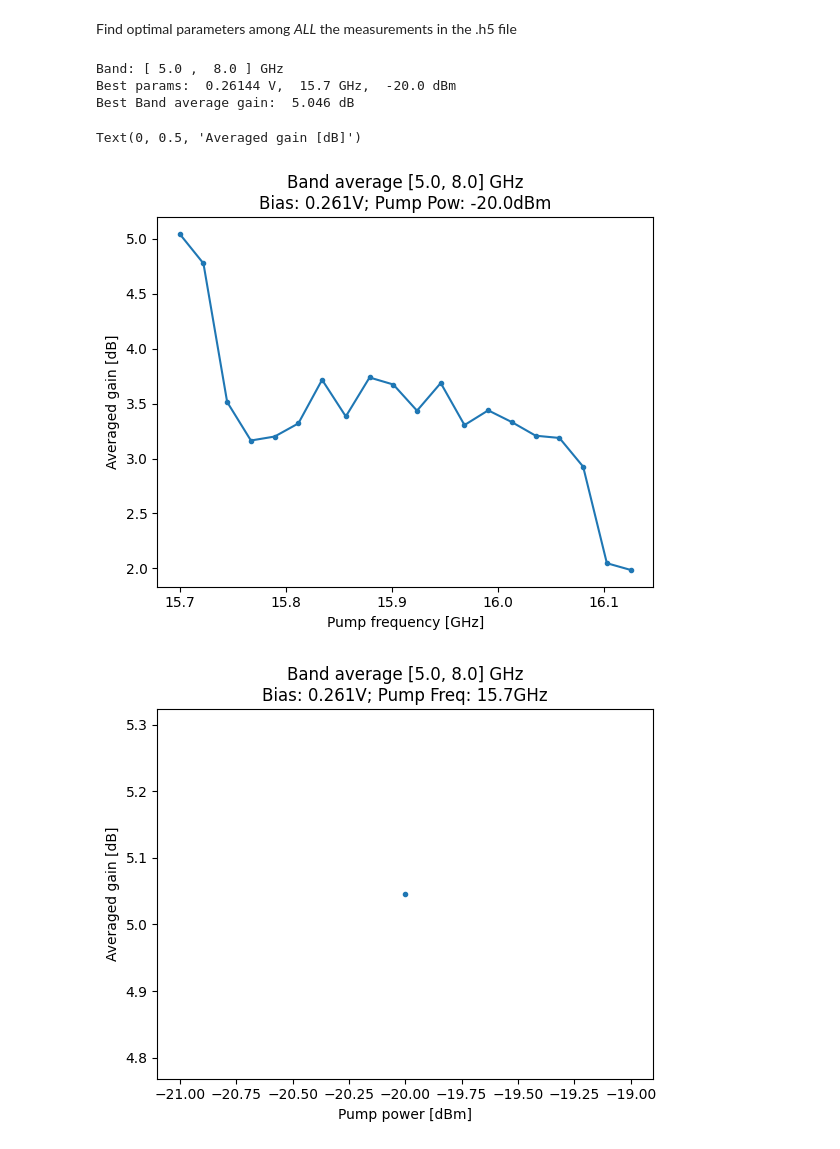
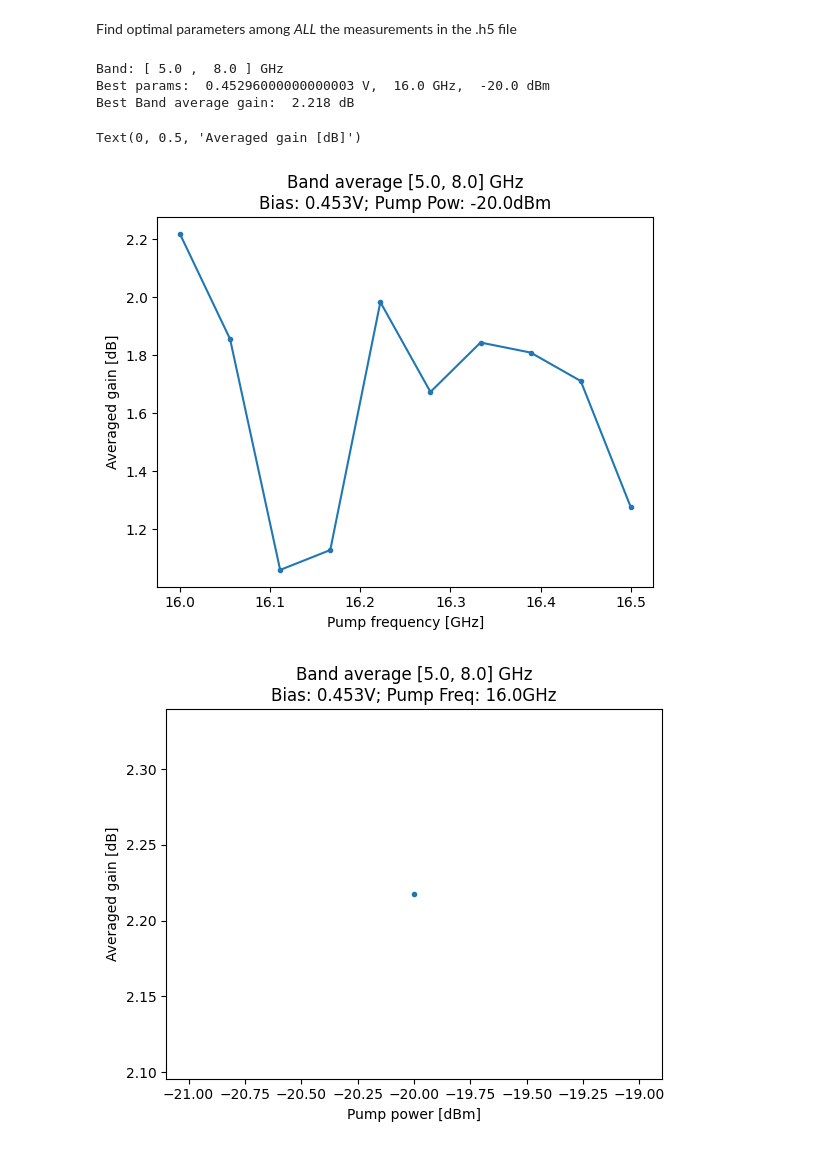
Before and after one commit to biqute/QTLab2223, a Jupyter notebook: TWPAandQubit/notebooks/read_lattice_results.ipynb, the cells around one changed output. Saved outputs shown, nothing was run; the diff lists cells and outputs as text; code cells hidden in the pictures.

```diff
--- a/TWPAandQubit/notebooks/read_lattice_results.ipynb
+++ b/TWPAandQubit/notebooks/read_lattice_results.ipynb
@@ -9,7 +9,7 @@ from h5utils import *
 import matplotlib.pyplot as plt
 import sys
 # %%
-filename = "03_03_4-8Ghz.h5";   # Change HERE!!!
+filename = "07_03_Pome_10.h5";   # Change HERE!!!
 # %% [markdown]
 Here you can see the content of the file
 # %%
@@ -111,8 +112,8 @@ NOTE!: Both 'Off' measurement and 'On' measurements need to be present in the SA
 - Plot all those measurements on the same canvas in the desired span [ fmin,fmax ]
 # %%
 # Indexes of parameters of the measurements you want to consider
-voltage_indexes = [0]
-frequency_indexes = [0,1,2]
+voltage_indexes = [0,1]
+frequency_indexes = [0,1]
 power_indexes = [0]
 
 fmin = 6e9 #[GHz]
@@ -172,6 +169,10 @@ fspan = fmax - fmin
 
 # Get 'Off' measurement (will be subtracted to all measurements)
 xoff, yoff = getDatasetValue(filename, "/Off", 0)
+group = "/dc_" + "0" + "/pumpfreq_" + "0" + "/pumppow_" + "0"
+#xoff, yoff = getDatasetValue(filename, group, 0)
+#yoff = np.zeros(len(yoff))
+
 # Check if the frequency span [fmin,fmax] is valid
 if xoff[0] <= fmin and xoff[len(xoff)-1] >= fmax:
     print("Band: [",round(fmin/1e9,freq_cifers),", ",round(fmax/1e9,freq_cifers),"] GHz")
@@ -190,48 +191,51 @@ for k in np.arange(0,len(volts)):
         for i in np.arange(0,len(freqs)):
             # Get desired dataset
             group = "/dc_" + str(k) + "/pumpfreq_" + str(i) + "/pumppow_" + str(j)
-            temp_xs, temp_ys = getDatasetValue(filename, group, 0)
-            # Remove the 'Off' measurement
-            temp_ys = temp_ys - yoff
-            # Focus on the defined BAND
-            xs = temp_xs[i_min:i_max]
-            ys = temp_ys[i_min:i_max]
+            try:
+                temp_xs, temp_ys = getDatasetValue(filename, group, 0)
+                # Remove the 'Off' measurement
+                temp_ys = temp_ys - yoff
+                # Focus on the defined BAND
+                xs = temp_xs[i_min:i_max]
+                ys = temp_ys[i_min:i_max]
 
-            band_averages[k,i,j] = np.mean(ys)
-            if band_averages[max_average[0],max_average[1],max_average[2]] < band_averages[k,i,j]:
-                max_average = [k,i,j]
+                band_averages[k,i,j] = np.mean(ys)
+                if band_averages[max_average[0],max_average[1],max_average[2]] < band_averages[k,i,j]:
+                    max_average = [k,i,j]
+            except:
+                print(i)
 
 # Get params for maximum band average
 best_voltage = volts[max_average[0]]
 best_freq = freqs[max_average[1]]
 best_pow = ampls[max_average[2]]
 print("Best params: ",best_voltage,"V, ",best_freq,"GHz, ",best_pow,"dBm")
 print("Best Band average gain: ",round(band_averages[max_average[0],max_average[1],max_average[2]],3),"dB")
 
 # Plot band average varying only Pump frequency (other two params fixed at 'optimal' values)
 fig_freq, ax_freq = plt.subplots()
 ax_freq.plot(freqs, band_averages[max_average[0],:,max_average[2]],'.-')
 ax_freq.set_title("Band average ["+str(round(fmin/1e9,freq_cifers))+", "+str(round(fmax/1e9,freq_cifers))+"] GHz\nBias: "+str(round(best_voltage,volt_cifers))+"V; Pump Pow: "+str(round(best_pow,ampl_cifers))+"dBm")
 ax_freq.set_xlabel("Pump frequency [GHz]")
 ax_freq.set_ylabel("Averaged gain [dB]")
 
 # Plot band average varying only Pump power (other two params fixed at 'optimal' values)
 fig_pow, ax_pow = plt.subplots()
 ax_pow.plot(ampls, band_averages[max_average[0],max_average[1],:],'.-')
 ax_pow.set_title("Band average ["+str(round(fmin/1e9,freq_cifers))+", "+str(round(fmax/1e9,freq_cifers))+"] GHz\nBias: "+str(round(best_voltage,volt_cifers))+"V; Pump Freq: "+str(round(best_freq,freq_cifers))+"GHz")
 ax_pow.set_xlabel("Pump power [dBm]")
 ax_pow.set_ylabel("Averaged gain [dB]")
 
 # Plot band average varying only Bias voltage (other two params fixed at 'optimal' values)
 fig_freq, ax_freq = plt.subplots()
 ax_freq.plot(volts, band_averages[:,max_average[1],max_average[2]],'.-')
 ax_freq.set_title("Band average ["+str(round(fmin/1e9,freq_cifers))+", "+str(round(fmax/1e9,freq_cifers))+"] GHz\nPump Freq: "+str(round(best_freq,freq_cifers))+"GHz; Pump Pow: "+str(round(best_pow,ampl_cifers))+"dBm")
 ax_freq.set_xlabel("Bias voltage [V]")
 ax_freq.set_ylabel("Averaged gain [dB]")
 # %% [output]
 Band: [ 5.0 ,  8.0 ] GHz
-Best params:  0.26144 V,  15.7 GHz,  -20.0 dBm
-Best Band average gain:  5.046 dB
+Best params:  0.45296000000000003 V,  16.0 GHz,  -20.0 dBm
+Best Band average gain:  2.218 dB
 Text(0, 0.5, 'Averaged gain [dB]')
-[figure, old version]
+[figure, new version]
-[figure, old version]
+[figure, new version]
```
Also changed, not shown: parts of 4 cells of this notebook.
